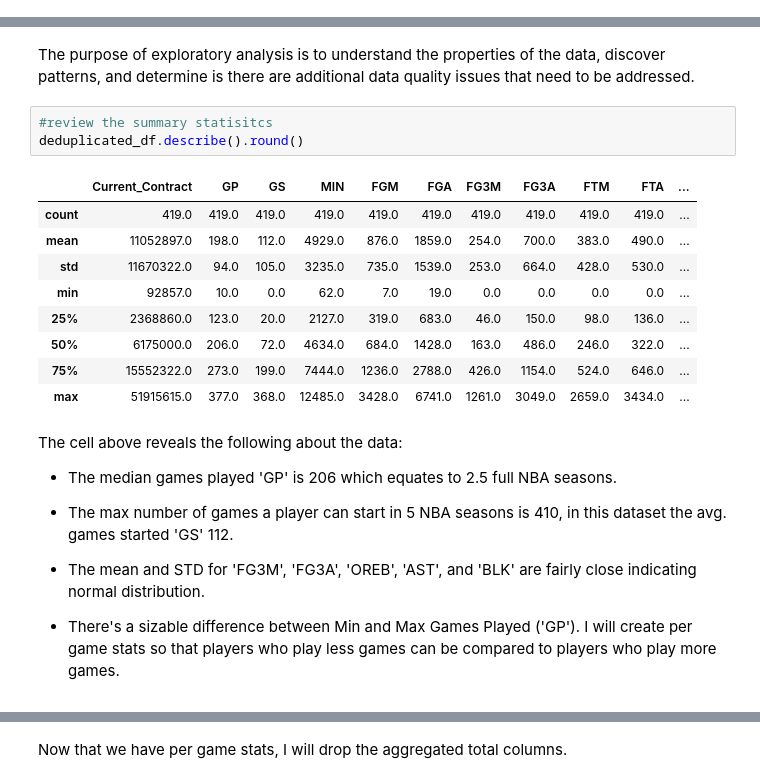
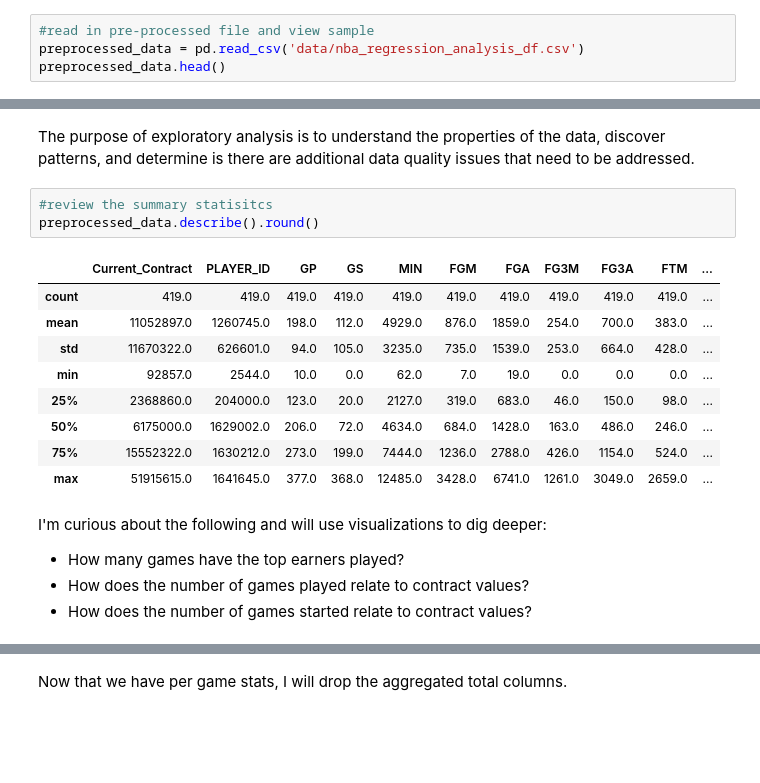
Before and after one commit to dallen014/team24_milestone1, a Jupyter notebook: nba_regression_analysis.ipynb, the cells around one changed output, grey strips where cells are left out. Drawn from its saved outputs; the diff is of its cells as text; blank space fills up the shorter version.

```diff
--- a/regression_analysis.ipynb
+++ b/nba_regression_analysis.ipynb
@@ -292,0 +49,4 @@ memory usage: 42.7+ KB
+# %%
+#read in pre-processed file and view sample
+preprocessed_data = pd.read_csv('data/nba_regression_analysis_df.csv')
+preprocessed_data.head()
@@ -294,21 +61,19 @@ memory usage: 42.7+ KB
 The purpose of exploratory analysis is to understand the properties of the data, discover patterns, and determine is there are additional data quality issues that need to be addressed.
 # %%
 #review the summary statisitcs
-deduplicated_df.describe().round()
+preprocessed_data.describe().round()
 # %% [output]
-|  | Current_Contract | GP | GS | MIN | FGM | FGA | FG3M | FG3A | FTM | FTA | ... |
+|  | Current_Contract | PLAYER_ID | GP | GS | MIN | FGM | FGA | FG3M | FG3A | FTM | ... |
 | count | 419.0 | 419.0 | 419.0 | 419.0 | 419.0 | 419.0 | 419.0 | 419.0 | 419.0 | 419.0 | ... |
-| mean | 11052897.0 | 198.0 | 112.0 | 4929.0 | 876.0 | 1859.0 | 254.0 | 700.0 | 383.0 | 490.0 | ... |
-| std | 11670322.0 | 94.0 | 105.0 | 3235.0 | 735.0 | 1539.0 | 253.0 | 664.0 | 428.0 | 530.0 | ... |
-| min | 92857.0 | 10.0 | 0.0 | 62.0 | 7.0 | 19.0 | 0.0 | 0.0 | 0.0 | 0.0 | ... |
-| 25% | 2368860.0 | 123.0 | 20.0 | 2127.0 | 319.0 | 683.0 | 46.0 | 150.0 | 98.0 | 136.0 | ... |
-| 50% | 6175000.0 | 206.0 | 72.0 | 4634.0 | 684.0 | 1428.0 | 163.0 | 486.0 | 246.0 | 322.0 | ... |
-| 75% | 15552322.0 | 273.0 | 199.0 | 7444.0 | 1236.0 | 2788.0 | 426.0 | 1154.0 | 524.0 | 646.0 | ... |
-| max | 51915615.0 | 377.0 | 368.0 | 12485.0 | 3428.0 | 6741.0 | 1261.0 | 3049.0 | 2659.0 | 3434.0 | ... |
+| mean | 11052897.0 | 1260745.0 | 198.0 | 112.0 | 4929.0 | 876.0 | 1859.0 | 254.0 | 700.0 | 383.0 | ... |
+| std | 11670322.0 | 626601.0 | 94.0 | 105.0 | 3235.0 | 735.0 | 1539.0 | 253.0 | 664.0 | 428.0 | ... |
+| min | 92857.0 | 2544.0 | 10.0 | 0.0 | 62.0 | 7.0 | 19.0 | 0.0 | 0.0 | 0.0 | ... |
+| 25% | 2368860.0 | 204000.0 | 123.0 | 20.0 | 2127.0 | 319.0 | 683.0 | 46.0 | 150.0 | 98.0 | ... |
+| 50% | 6175000.0 | 1629002.0 | 206.0 | 72.0 | 4634.0 | 684.0 | 1428.0 | 163.0 | 486.0 | 246.0 | ... |
+| 75% | 15552322.0 | 1630212.0 | 273.0 | 199.0 | 7444.0 | 1236.0 | 2788.0 | 426.0 | 1154.0 | 524.0 | ... |
+| max | 51915615.0 | 1641645.0 | 377.0 | 368.0 | 12485.0 | 3428.0 | 6741.0 | 1261.0 | 3049.0 | 2659.0 | ... |
-# %% [markdown]
-The cell above reveals the following about the data:
-- The median games played 'GP' is 206 which equates to 2.5 full NBA seasons.
-- The max number of games a player can start in 5 NBA seasons is 410, in this dataset the avg. games started 'GS' 112.
-- The mean and STD for 'FG3M', 'FG3A', 'OREB', 'AST', and 'BLK' are fairly close indicating normal distribution.
-
-- There's a sizable difference between Min and Max Games Played ('GP'). I will create per game stats so that players who play less games can be compared to players who play more games.
+# %% [markdown]
+I'm curious about the following and will use visualizations to dig deeper:
+- How many games have the top earners played?
+- How does the number of games played relate to contract values?
+- How does the number of games started relate to contract values?
```
Also changed, not shown: parts of 49 cells of this notebook, 5 other files.
